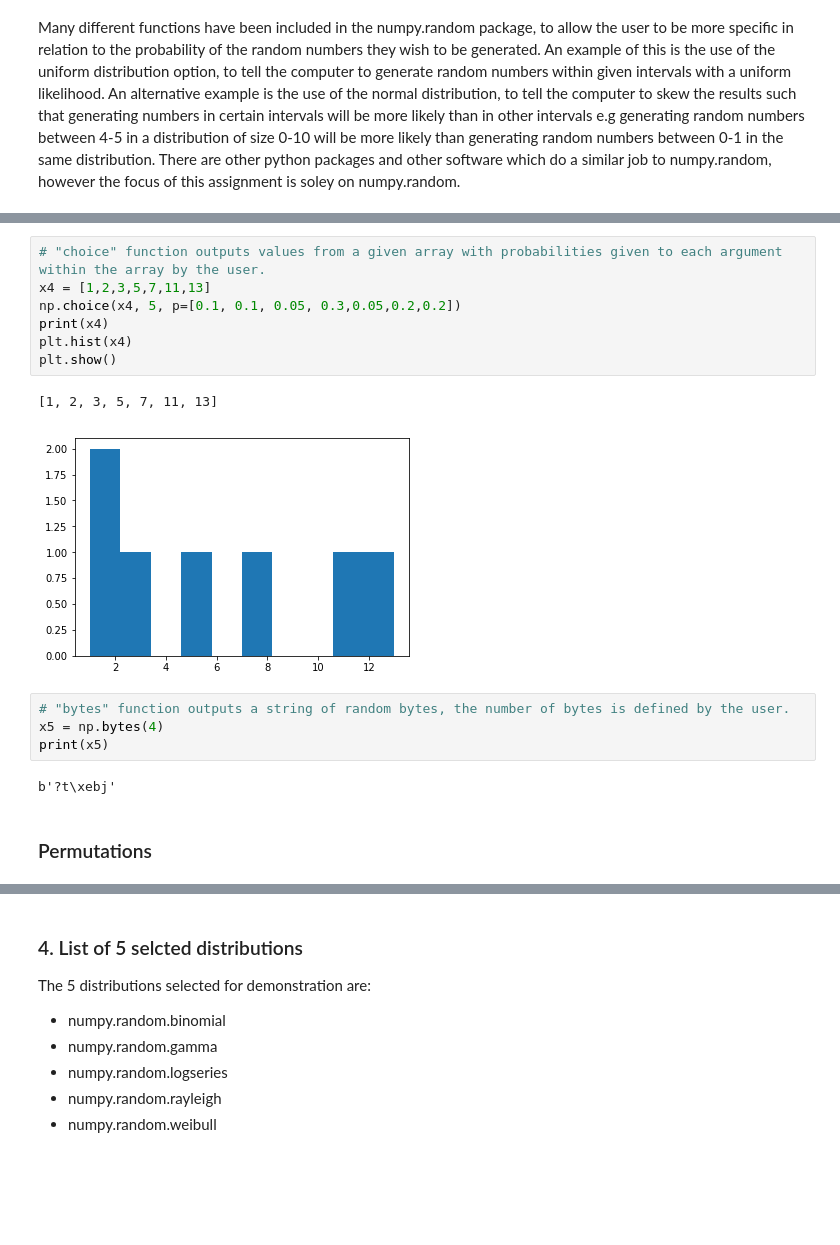
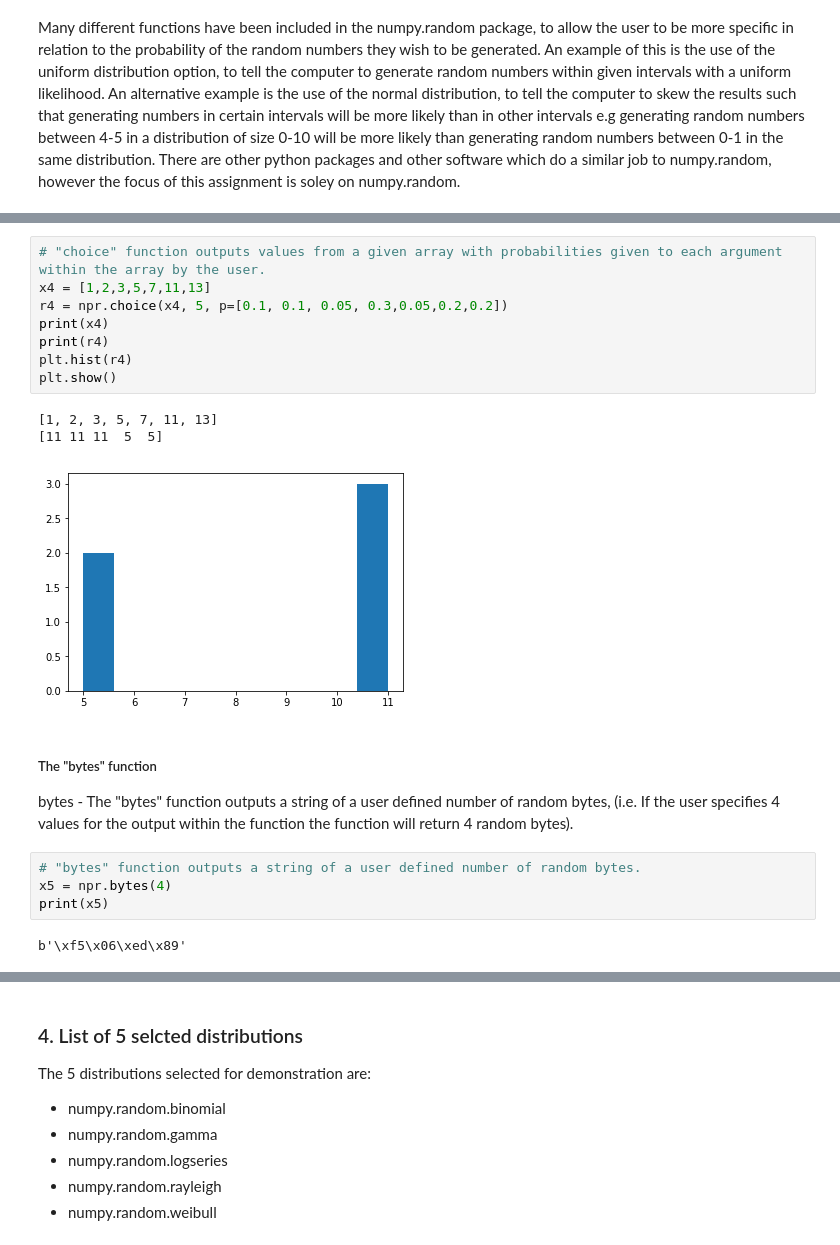
Before and after one commit to G00364756/52465---Programming-for-Data-Analysis---Assignments, a Jupyter notebook: Numpy Investigation.ipynb, the cells around one changed output, grey strips where cells are left out. Drawn from its saved outputs; the diff is of its cells as text; blank space fills up the shorter version.

```diff
--- a/Numpy Investigation.ipynb
+++ b/Numpy Investigation.ipynb
@@ -93,18 +170,21 @@ plt.show()
 # %%
 # "choice" function outputs values from a given array with probabilities given to each argument within the array by the user.
 x4 = [1,2,3,5,7,11,13]
-np.choice(x4, 5, p=[0.1, 0.1, 0.05, 0.3,0.05,0.2,0.2])
+r4 = npr.choice(x4, 5, p=[0.1, 0.1, 0.05, 0.3,0.05,0.2,0.2])
 print(x4)
-plt.hist(x4)
+print(r4)
+plt.hist(r4)
 plt.show()
 # %% [output]
 [1, 2, 3, 5, 7, 11, 13]
+[11 11 11  5  5]
-[figure, old version]
+[figure, new version]
+# %% [markdown]
+#####  The "bytes" function
+bytes - The "bytes" function outputs a string of a user defined number of random bytes, (i.e. If the user specifies 4 values for the output within the function the function will return 4 random bytes).
 # %%
-# "bytes" function outputs a string of random bytes, the number of bytes is defined by the user.
-x5 = np.bytes(4)
+# "bytes" function outputs a string of a user defined number of random bytes.
+x5 = npr.bytes(4)
 print(x5)
 # %% [output]
-b'?t\xebj'
+b'\xf5\x06\xed\x89'
-# %% [markdown]
-### Permutations
```
Also changed, not shown: parts of 27 cells of this notebook, 4 other files.
